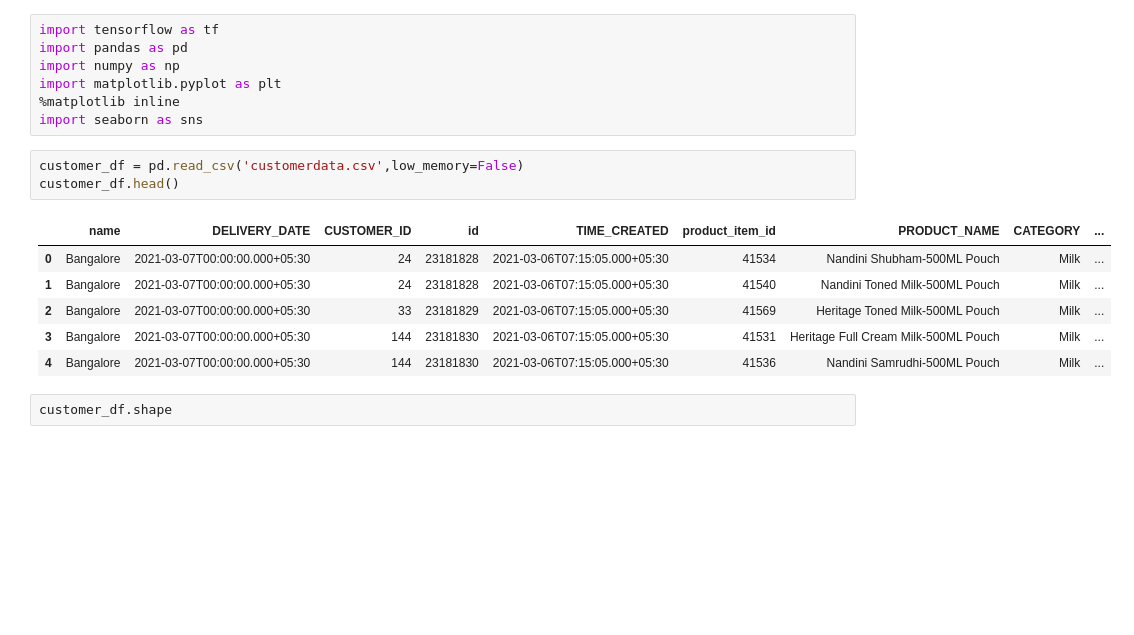
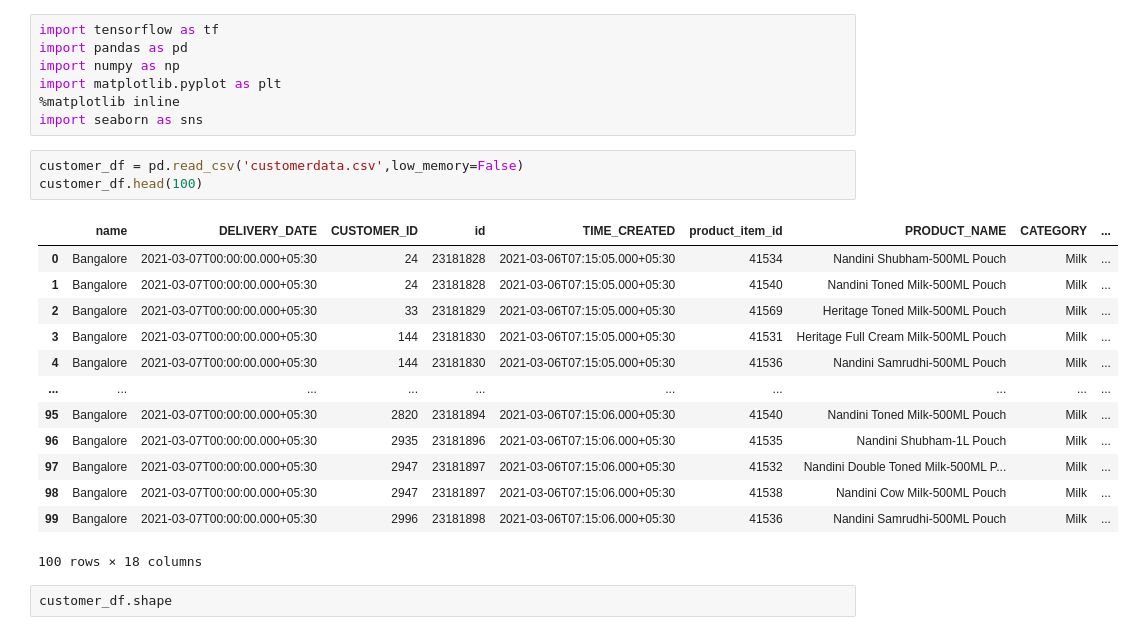
Before and after one commit to maddyrajesh/fth-rbms, a Jupyter notebook: Data Preprocessing.ipynb, the cells around one changed output. Cells and saved outputs as stored; diff of their text form; blank space fills up the shorter version.

```diff
--- a/Data Preprocessing.ipynb
+++ b/Data Preprocessing.ipynb
@@ -7,14 +7,21 @@ import matplotlib.pyplot as plt
 import seaborn as sns
 # %%
 customer_df = pd.read_csv('customerdata.csv',low_memory=False)
-customer_df.head()
+customer_df.head(100)
 # %% [output]
 |  | name | DELIVERY_DATE | CUSTOMER_ID | id | TIME_CREATED | product_item_id | PRODUCT_NAME | CATEGORY | ... |
 | 0 | Bangalore | 2021-03-07T00:00:00.000+05:30 | 24 | 23181828 | 2021-03-06T07:15:05.000+05:30 | 41534 | Nandini Shubham-500ML Pouch | Milk | ... |
 | 1 | Bangalore | 2021-03-07T00:00:00.000+05:30 | 24 | 23181828 | 2021-03-06T07:15:05.000+05:30 | 41540 | Nandini Toned Milk-500ML Pouch | Milk | ... |
 | 2 | Bangalore | 2021-03-07T00:00:00.000+05:30 | 33 | 23181829 | 2021-03-06T07:15:05.000+05:30 | 41569 | Heritage Toned Milk-500ML Pouch | Milk | ... |
 | 3 | Bangalore | 2021-03-07T00:00:00.000+05:30 | 144 | 23181830 | 2021-03-06T07:15:05.000+05:30 | 41531 | Heritage Full Cream Milk-500ML Pouch | Milk | ... |
 | 4 | Bangalore | 2021-03-07T00:00:00.000+05:30 | 144 | 23181830 | 2021-03-06T07:15:05.000+05:30 | 41536 | Nandini Samrudhi-500ML Pouch | Milk | ... |
+| ... | ... | ... | ... | ... | ... | ... | ... | ... | ... |
+| 95 | Bangalore | 2021-03-07T00:00:00.000+05:30 | 2820 | 23181894 | 2021-03-06T07:15:06.000+05:30 | 41540 | Nandini Toned Milk-500ML Pouch | Milk | ... |
+| 96 | Bangalore | 2021-03-07T00:00:00.000+05:30 | 2935 | 23181896 | 2021-03-06T07:15:06.000+05:30 | 41535 | Nandini Shubham-1L Pouch | Milk | ... |
+| 97 | Bangalore | 2021-03-07T00:00:00.000+05:30 | 2947 | 23181897 | 2021-03-06T07:15:06.000+05:30 | 41532 | Nandini Double Toned Milk-500ML P... | Milk | ... |
+| 98 | Bangalore | 2021-03-07T00:00:00.000+05:30 | 2947 | 23181897 | 2021-03-06T07:15:06.000+05:30 | 41538 | Nandini Cow Milk-500ML Pouch | Milk | ... |
+| 99 | Bangalore | 2021-03-07T00:00:00.000+05:30 | 2996 | 23181898 | 2021-03-06T07:15:06.000+05:30 | 41536 | Nandini Samrudhi-500ML Pouch | Milk | ... |
+100 rows × 18 columns
 # %%
 customer_df.shape
 # %% [output]
```
Also changed, not shown: parts of 2 cells of this notebook.
